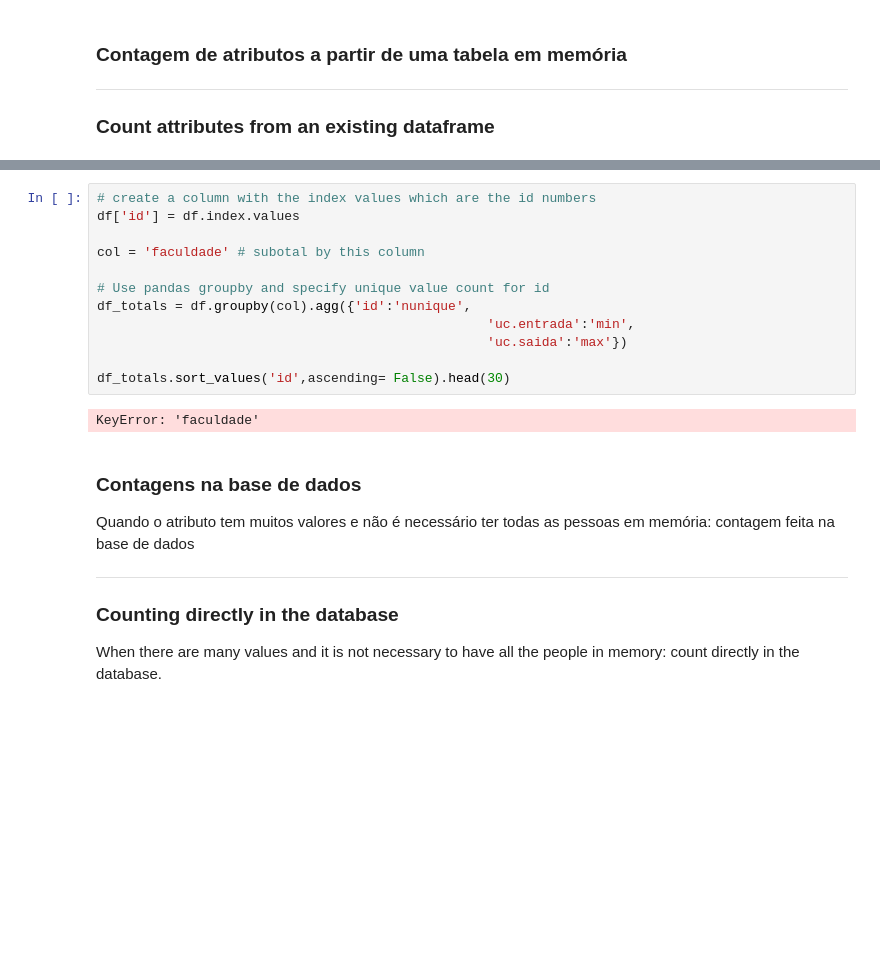
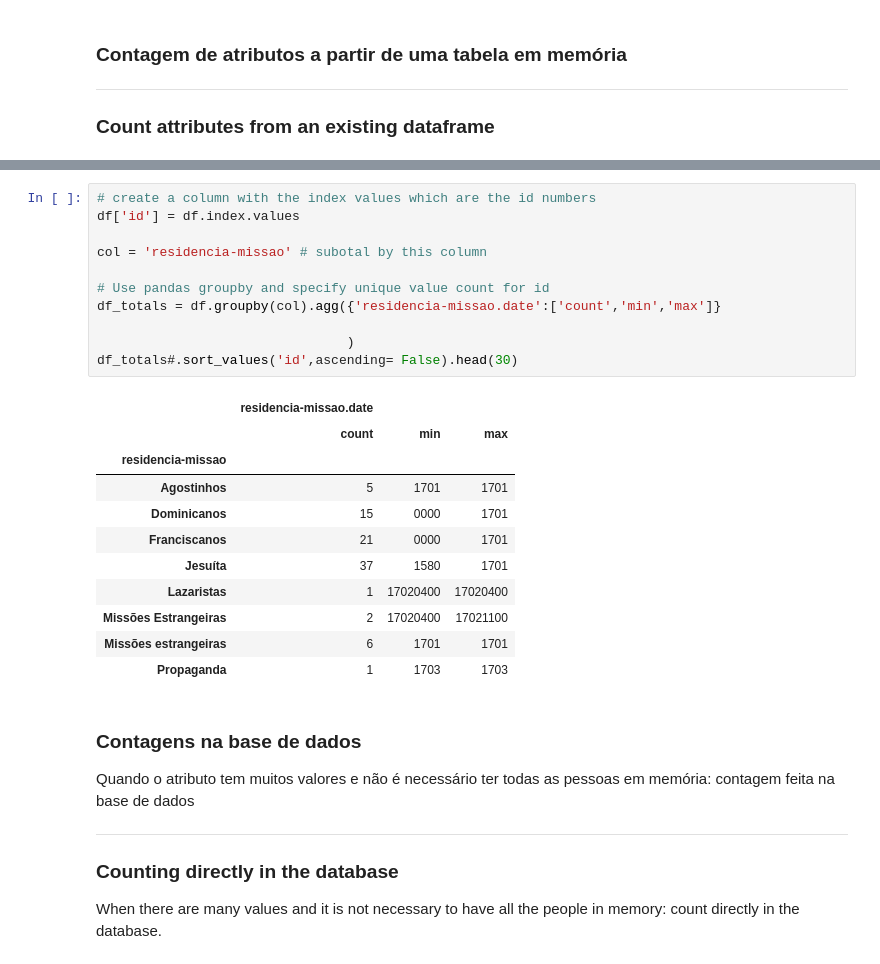
Before and after one commit to joaquimrcarvalho/dehergne-locations, a Jupyter notebook: notebooks/1-receipts.ipynb, the cells around one changed output, grey strips where cells are left out. Drawn from its saved outputs; the diff is of its cells as text; blank space fills up the shorter version.

```diff
--- a/notebooks/1-receipts.ipynb
+++ b/notebooks/1-receipts.ipynb
@@ -627,17 +645,26 @@ geo2$deh-r1644-cantao/type=geoentity
 # %%
 # create a column with the index values which are the id numbers
 df['id'] = df.index.values
 
-col = 'faculdade' # subotal by this column
+col = 'residencia-missao' # subotal by this column
 
 # Use pandas groupby and specify unique value count for id
-df_totals = df.groupby(col).agg({'id':'nunique',
-                                                  'uc.entrada':'min',
-                                                  'uc.saida':'max'})
+df_totals = df.groupby(col).agg({'residencia-missao.date':['count','min','max']}
 
-df_totals.sort_values('id',ascending= False).head(30)
+                                )
+df_totals#.sort_values('id',ascending= False).head(30)
 # %% [output]
-KeyError: 'faculdade'
+|  | residencia-missao.date |  |  |
+|  | count | min | max |
+| residencia-missao |  |  |  |
+| Agostinhos | 5 | 1701 | 1701 |
+| Dominicanos | 15 | 0000 | 1701 |
+| Franciscanos | 21 | 0000 | 1701 |
+| Jesuíta | 37 | 1580 | 1701 |
+| Lazaristas | 1 | 17020400 | 17020400 |
+| Missões Estrangeiras | 2 | 17020400 | 17021100 |
+| Missões estrangeiras | 6 | 1701 | 1701 |
+| Propaganda | 1 | 1703 | 1703 |
 # %% [markdown]
 
 ### Contagens na base de dados
```
Also changed, not shown: parts of 19 cells of this notebook, 1 other file.
